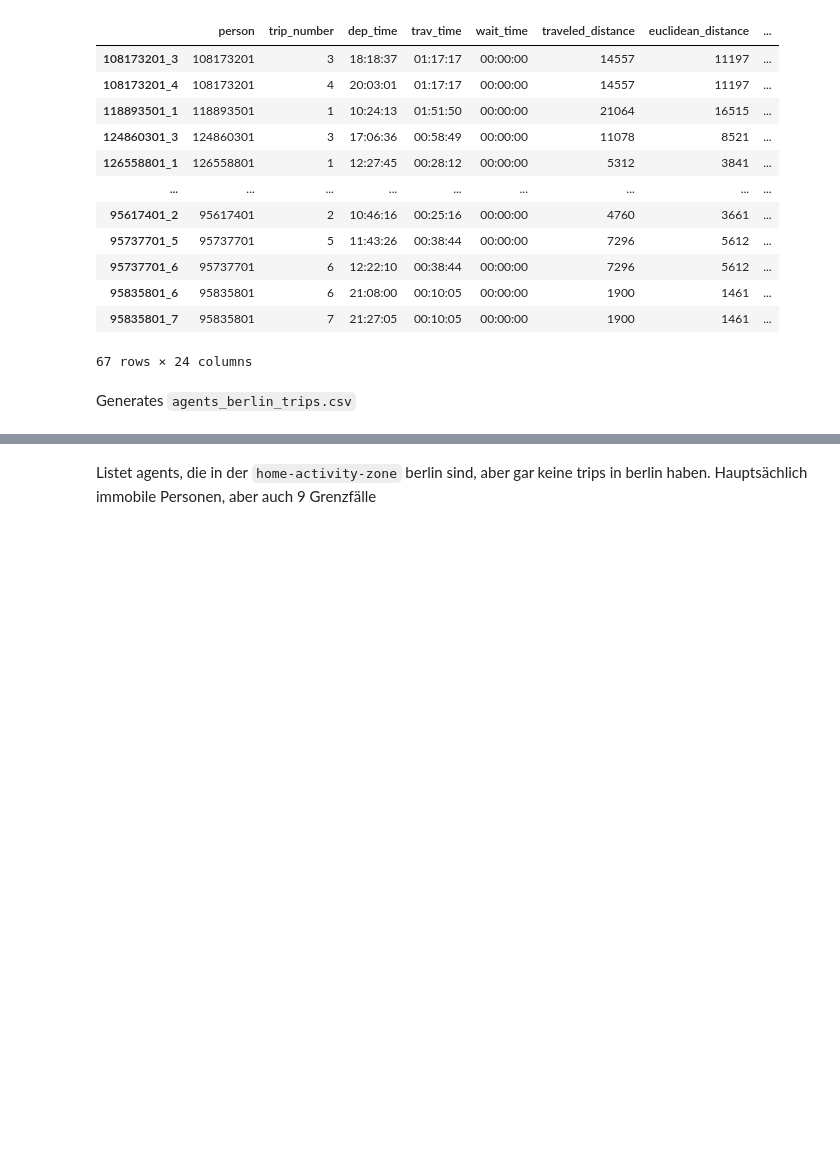
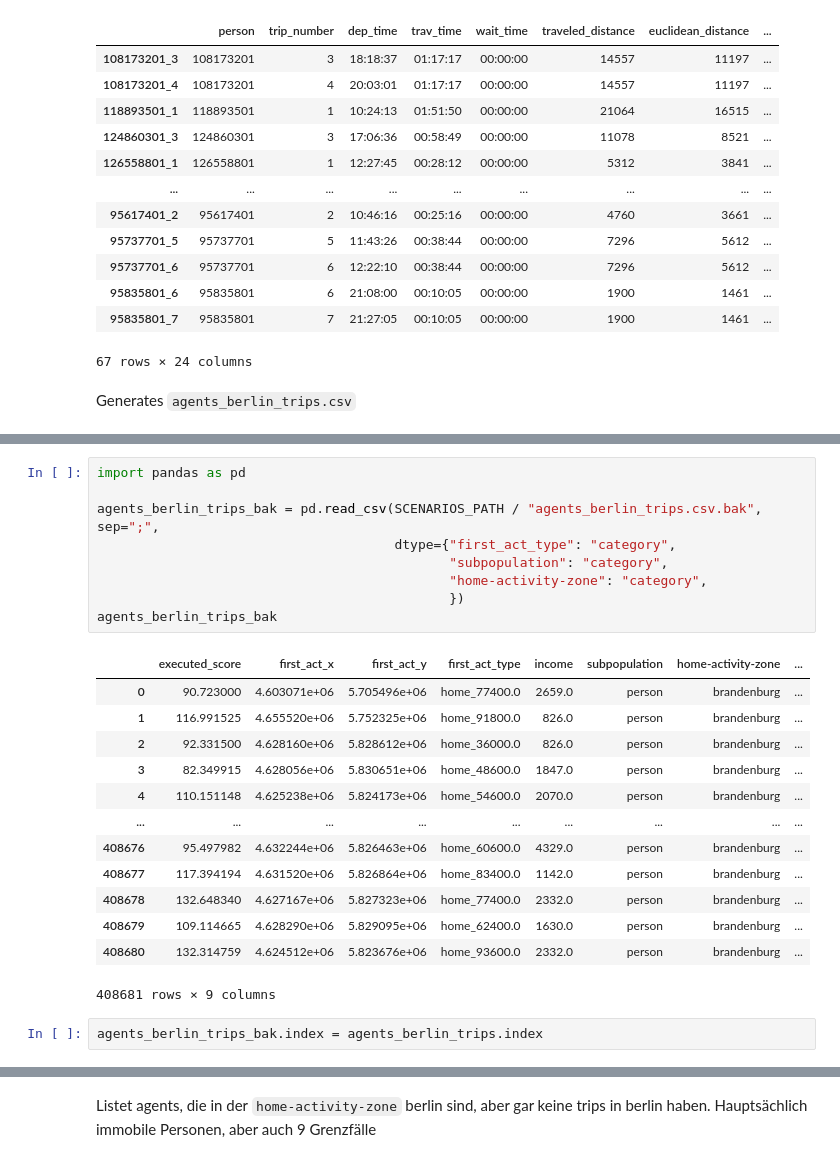
Before and after one commit to unsap/matsim-berlin-homework, a Jupyter notebook: src/main/python/pipeline.ipynb, the cells around one changed output, grey strips where cells are left out. Cells and saved outputs as stored; diff of their text form; blank space fills up the shorter version.

```diff
--- a/src/main/python/pipeline.ipynb
+++ b/src/main/python/pipeline.ipynb
@@ -280,3 +268,28 @@ agents_berlin_trips
 | 99996201 | 109.114665 | 4.628290e+06 | 5.829095e+06 | home_62400.0 | 1630.0 | person | brandenburg | ... |
 | 99998601 | 132.314759 | 4.624512e+06 | 5.823676e+06 | home_93600.0 | 2332.0 | person | brandenburg | ... |
 408681 rows × 9 columns
+# %%
+import pandas as pd
+
+agents_berlin_trips_bak = pd.read_csv(SCENARIOS_PATH / "agents_berlin_trips.csv.bak", sep=";",
+                                      dtype={"first_act_type": "category",
+                                             "subpopulation": "category",
+                                             "home-activity-zone": "category",
+                                             })
+agents_berlin_trips_bak
+# %% [output]
+|  | executed_score | first_act_x | first_act_y | first_act_type | income | subpopulation | home-activity-zone | ... |
+| 0 | 90.723000 | 4.603071e+06 | 5.705496e+06 | home_77400.0 | 2659.0 | person | brandenburg | ... |
+| 1 | 116.991525 | 4.655520e+06 | 5.752325e+06 | home_91800.0 | 826.0 | person | brandenburg | ... |
+| 2 | 92.331500 | 4.628160e+06 | 5.828612e+06 | home_36000.0 | 826.0 | person | brandenburg | ... |
+| 3 | 82.349915 | 4.628056e+06 | 5.830651e+06 | home_48600.0 | 1847.0 | person | brandenburg | ... |
+| 4 | 110.151148 | 4.625238e+06 | 5.824173e+06 | home_54600.0 | 2070.0 | person | brandenburg | ... |
+| ... | ... | ... | ... | ... | ... | ... | ... | ... |
+| 408676 | 95.497982 | 4.632244e+06 | 5.826463e+06 | home_60600.0 | 4329.0 | person | brandenburg | ... |
+| 408677 | 117.394194 | 4.631520e+06 | 5.826864e+06 | home_83400.0 | 1142.0 | person | brandenburg | ... |
+| 408678 | 132.648340 | 4.627167e+06 | 5.827323e+06 | home_77400.0 | 2332.0 | person | brandenburg | ... |
+| 408679 | 109.114665 | 4.628290e+06 | 5.829095e+06 | home_62400.0 | 1630.0 | person | brandenburg | ... |
+| 408680 | 132.314759 | 4.624512e+06 | 5.823676e+06 | home_93600.0 | 2332.0 | person | brandenburg | ... |
+408681 rows × 9 columns
+# %%
+agents_berlin_trips_bak.index = agents_berlin_trips.index
```
Also changed, not shown: parts of 17 cells of this notebook, 7 other files.
